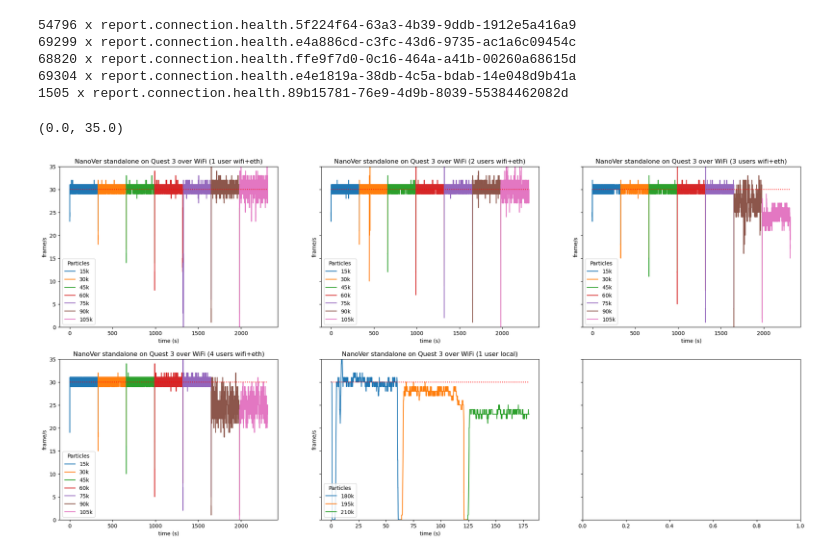
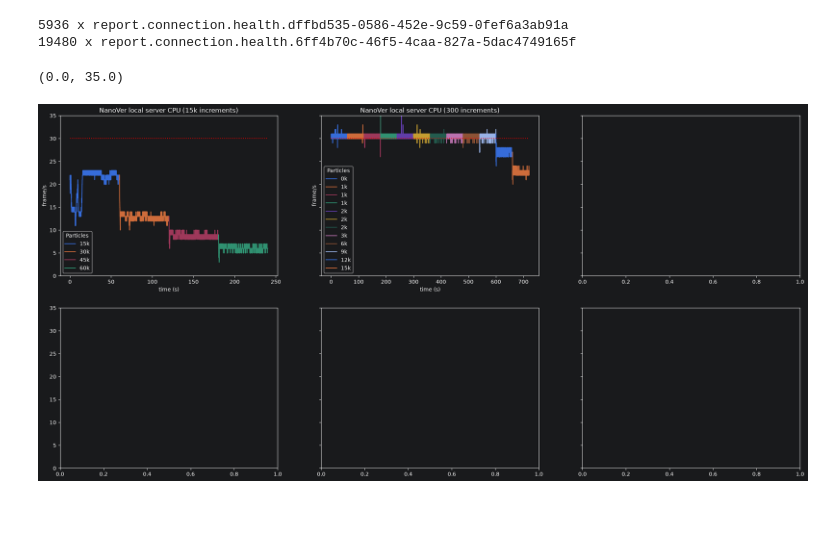
Before and after one commit to IRL2/nanover-server-py, a Jupyter notebook: tutorials/performance/perf-analysis.ipynb, the cells around one changed output. Saved outputs shown, nothing was run; the diff lists cells and outputs as text; code cells hidden in the pictures; blank space fills up the shorter version.

```diff
--- a/tutorials/performance/perf-analysis.ipynb
+++ b/tutorials/performance/perf-analysis.ipynb
@@ -61,52 +61,51 @@ DATASETS_LIGHT = [
     # (read_recording_light("LAB-310s--solvent-hidden-3-user--EXTRA.nanover.zip"), "3 user nearby"),
     # (read_recording_light("HOTSPOT--solvent-hidden-1-user--2026-04-08T-16_26_15.nanover.zip"), "1 user hotspot"),
     # (read_recording_light("5m30s--HOTSPOT--1-user--2026-04-30T-12_41_49.nanover.zip"), "1 user hotspot"),
-    (read_recording_light("5m30s--WIFI-ETH--1-user--2026-05-04T-13_13_46.nanover.zip"), "1 user wifi+eth"),
-    (read_recording_light("5m30s--WIFI-ETH--2-user--2026-05-04T-12_28_19.nanover.zip"), "2 users wifi+eth"),
-    (read_recording_light("5m30s--WIFI-ETH--3-user--2026-05-04T-11_40_57.nanover.zip"), "3 users wifi+eth"),
-    (read_recording_light("5m30s--WIFI-ETH--4-user--2026-04-30T-11_41_12.nanover.zip"), "4 users wifi+eth"),
-    (read_recording_light("60s--LOCAL--1-user--2026-05-06T-16_08_09.nanover.zip"), "1 user local"),
+    # (read_recording_light("5m30s--WIFI-ETH--1-user--2026-05-04T-13_13_46.nanover.zip"), "1 user wifi+eth"),
+    # (read_recording_light("5m30s--WIFI-ETH--2-user--2026-05-04T-12_28_19.nanover.zip"), "2 users wifi+eth"),
+    # (read_recording_light("5m30s--WIFI-ETH--3-user--2026-05-04T-11_40_57.nanover.zip"), "3 users wifi+eth"),
+    # (read_recording_light("5m30s--WIFI-ETH--4-user--2026-04-30T-11_41_12.nanover.zip"), "4 users wifi+eth"),
+    # (read_recording_light("60s--LOCAL--1-user--2026-05-06T-16_08_09.nanover.zip"), "1 user local"),
+    (read_recording_light("60s--CPU--15k-60k-15k--2026-10-27T-13_37_49.nanover.zip"), "15k increments"),
+    (read_recording_light("60s--CPU--900-15000-300--2026-10-27T-13_45_03.nanover.zip"), "300 increments"),
 ]
 # %% [output]
-54796 x report.connection.health.5f224f64-63a3-4b39-9ddb-1912e5a416a9
-69299 x report.connection.health.e4a886cd-c3fc-43d6-9735-ac1a6c09454c
-68820 x report.connection.health.ffe9f7d0-0c16-464a-a41b-00260a68615d
-69304 x report.connection.health.e4e1819a-38db-4c5a-bdab-14e048d9b41a
-1505 x report.connection.health.89b15781-76e9-4d9b-8039-55384462082d
+5936 x report.connection.health.dffbd535-0586-452e-9c59-0fef6a3ab91a
+19480 x report.connection.health.6ff4b70c-46f5-4caa-827a-5dac4749165f
 # %%
 import matplotlib.pyplot as plt
 import numpy as np
 
 f, axes = plt.subplots(2, 3, sharey=True)
 f.set_figwidth(25)
 f.set_figheight(12)
 
 for i, (DATASET, LABEL) in enumerate(DATASETS_LIGHT):
     COUNTS = sorted(set(line["particles"] for line in DATASET))
 
     ax = axes.flatten()[i]
     ax.set_xlabel("time (s)")
     ax.set_ylabel("frame/s")
 
     for count in COUNTS:
         DATA = [[line["timestamp"] / 10**6, line["frame"]] for line in DATASET if line["particles"] == count]
         # third = len(DATA) // 3
         # sixth = len(DATA) // 6
         # DATA_X, DATA_Y = [pair[0] for pair in DATA][third:-sixth], [pair[1] for pair in DATA][third:-sixth]
         DATA_X, DATA_Y = [pair[0] for pair in DATA], [pair[1] for pair in DATA]
         ax.plot(DATA_X, DATA_Y, label=f"{count//1000}k")
 
     ax.legend(title="Particles", loc="lower left")
-    ax.title.set_text(f"NanoVer standalone on Quest 3 over WiFi ({LABEL})")
+    ax.title.set_text(f"NanoVer local server CPU ({LABEL})")
     ax.hlines(30, 0, max(DATA_X), color="red", linestyles="dotted")
     # ax.set_xticks([x*300+30 for x in range(len(DATASETS_LIGHT)+2)])
     ax.legend(title="Particles", loc="lower left")
 
 plt.ylim(top=35, bottom=0)
 # plt.ylim(top=250)
 # %% [output]
 (0.0, 35.0)
-[figure, old version]
+[figure, new version]
 # %%
 import matplotlib.pyplot as plt
 import numpy as np
```
Also changed, not shown: 24 other files.
